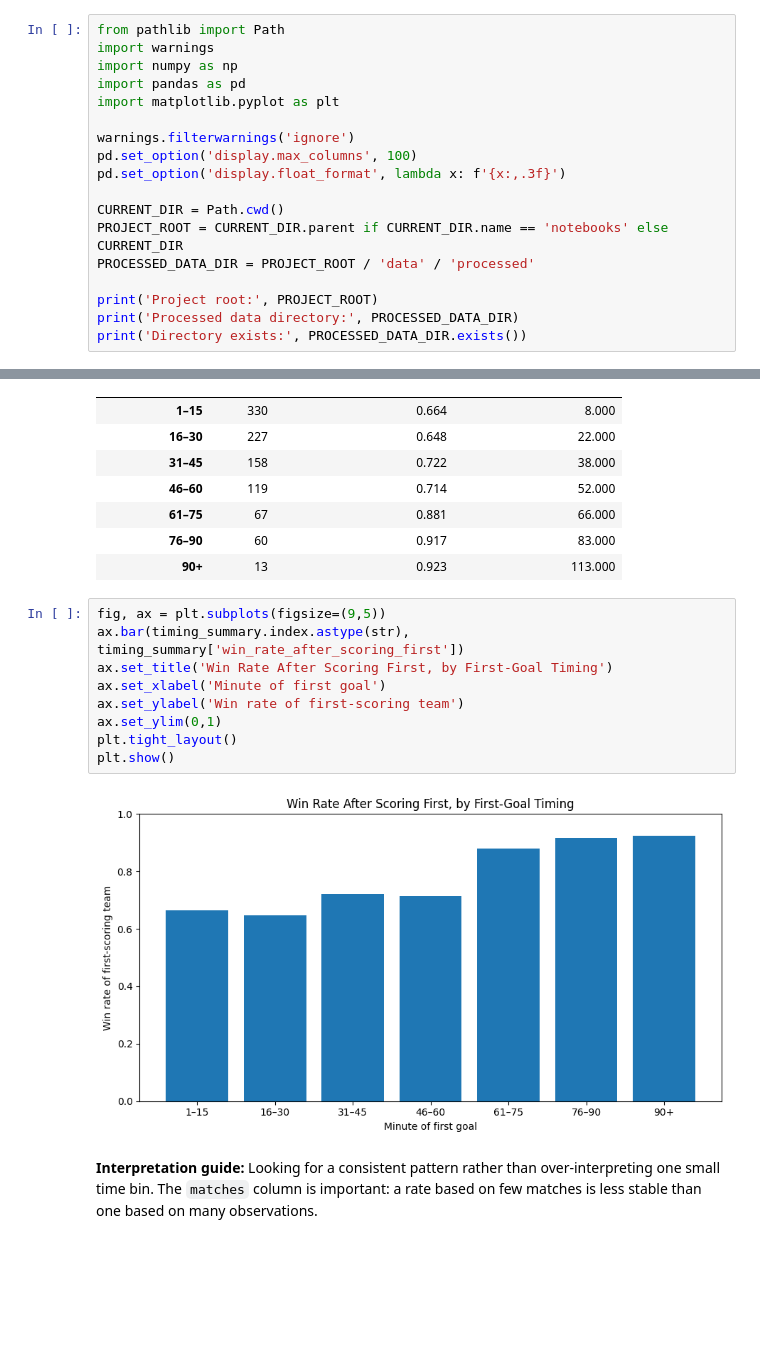
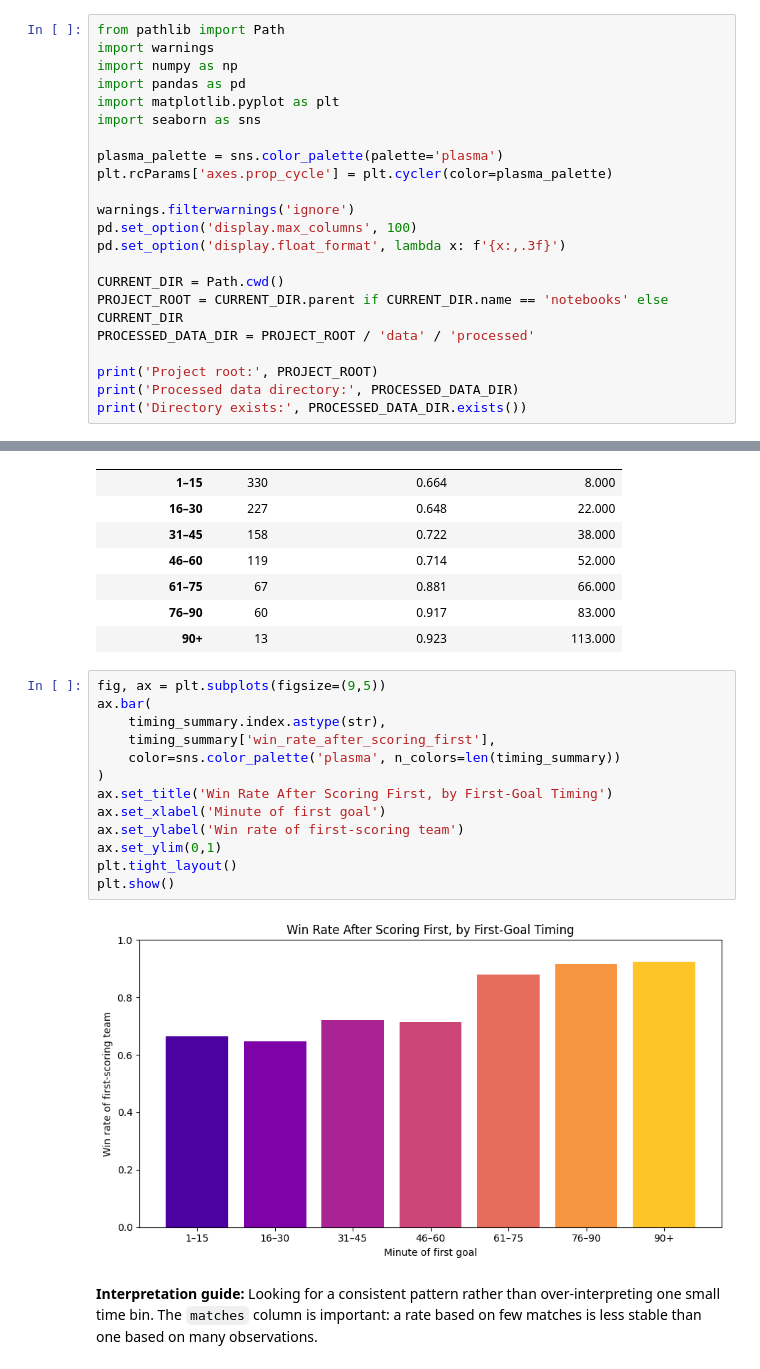
Before and after one commit to sdurham1606/Fifa-2026-World-Cup-Project, a Jupyter notebook: notebooks/05_EDA.ipynb, the cells around one changed output, grey strips where cells are left out. Drawn from its saved outputs; the diff is of its cells as text; blank space fills up the shorter version.

Commit message:
Updating EDA and ML visualisations and exporting plots

```diff
--- a/notebooks/05_EDA.ipynb
+++ b/notebooks/05_EDA.ipynb
@@ -34,6 +53,10 @@ import warnings
 import numpy as np
 import pandas as pd
 import matplotlib.pyplot as plt
+import seaborn as sns
+
+plasma_palette = sns.color_palette(palette='plasma')
+plt.rcParams['axes.prop_cycle'] = plt.cycler(color=plasma_palette)
 
 warnings.filterwarnings('ignore')
 pd.set_option('display.max_columns', 100)
@@ -672,15 +748,19 @@ timing_summary
 | 90+ | 13 | 0.923 | 113.000 |
 # %%
 fig, ax = plt.subplots(figsize=(9,5))
-ax.bar(timing_summary.index.astype(str), timing_summary['win_rate_after_scoring_first'])
+ax.bar(
+    timing_summary.index.astype(str),
+    timing_summary['win_rate_after_scoring_first'],
+    color=sns.color_palette('plasma', n_colors=len(timing_summary))
+)
 ax.set_title('Win Rate After Scoring First, by First-Goal Timing')
 ax.set_xlabel('Minute of first goal')
 ax.set_ylabel('Win rate of first-scoring team')
 ax.set_ylim(0,1)
 plt.tight_layout()
 plt.show()
 # %% [output]
-[figure, old version]
+[figure, new version]
 # %% [markdown]
 **Interpretation guide:** Looking for a consistent pattern rather than over-interpreting one small time bin. The `matches` column is important: a rate based on few matches is less stable than one based on many observations.
 # %% [markdown]
```
Also changed, not shown: parts of 27 cells of this notebook, 19 other files.
